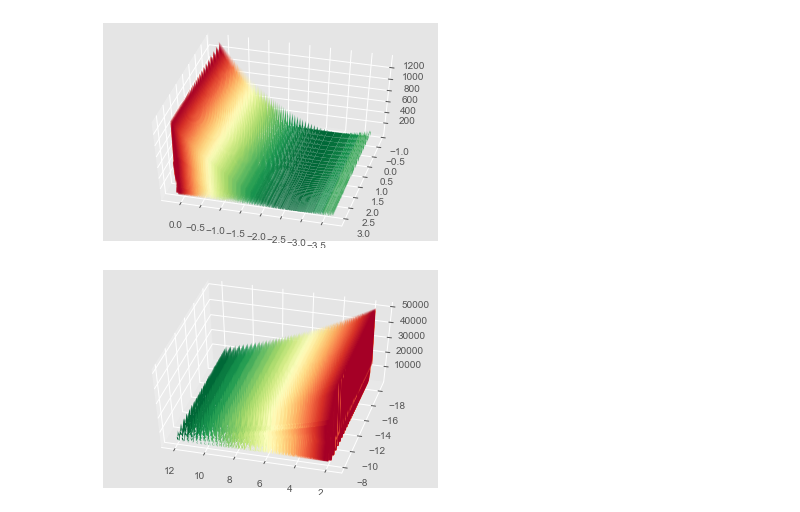
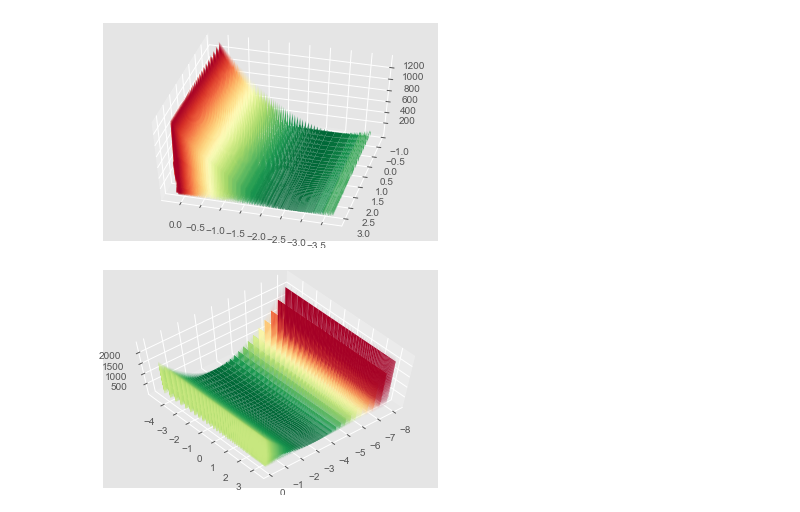
Before and after one commit to jacobdanovitch/Data-Science-Workshops, a Jupyter notebook: Linear Regression.ipynb, the cells around one changed output. Cells and saved outputs as stored; diff of their text form; code cells hidden in the pictures.

```diff
--- a/Linear Regression.ipynb
+++ b/Linear Regression.ipynb
@@ -260,5 +398,3 @@ y = -0.0366981888871 x  + 0.963301811113
 [figure]
 # %% [markdown]
 Plot y=mx + b changes here
-# %%
-x =
@@ -302,22 +436,26 @@ def update_weights(weights, alpha, hypothesis, y):
         weights[i] -= alpha*(hypothesis-y)
     return weights
 # %%
-def gradient_descent(x, y, weights, alpha=0.001, iterations=100):
+def gradient_descent(x, y, weights, alpha=0.001, iterations=100, elev=50, azim=105):
     x = [[1, i] for i in x]
 
     weight_history = np.empty(2)
     error_history = []
     for i in range(iterations):
         for j in range(len(x)):
             hypothesis = np.sum(np.dot(x[j], weights))
             error_history.append(compute_error(hypothesis, y[j]))
             weights = update_weights(weights, alpha, hypothesis, y[j])
             weight_history = np.vstack([weight_history, weights])
     weight_history = weight_history[1:]
-    plot_error(weight_history, error_history, elev=50, azim=105)
+    plot_error(weight_history, error_history, elev=elev, azim=azim)
     return weights, weight_history, error_history
 
-random_weights = (np.random.sample(2)+np.random.randint(-10,10,2)).tolist()
-weights, weight_history, error_history = gradient_descent(pred['PD'], pred['Win_pct'], random_weights, iterations=100)
+#random_weights = (np.random.sample(2)+np.random.randint(-10,10,2)).tolist()
+
+x = pred['PD']
+y = pred['Win_pct']
+input_weights = [-8.01, -4.6]
+weights, weight_history, error_history = gradient_descent(x, y, input_weights, iterations=300, alpha=0.0003, elev=65, azim=50)
 # %% [output]
-[figure, old version]
+[figure, new version]
```
Also changed, not shown: parts of 24 cells of this notebook, 1 other file.
